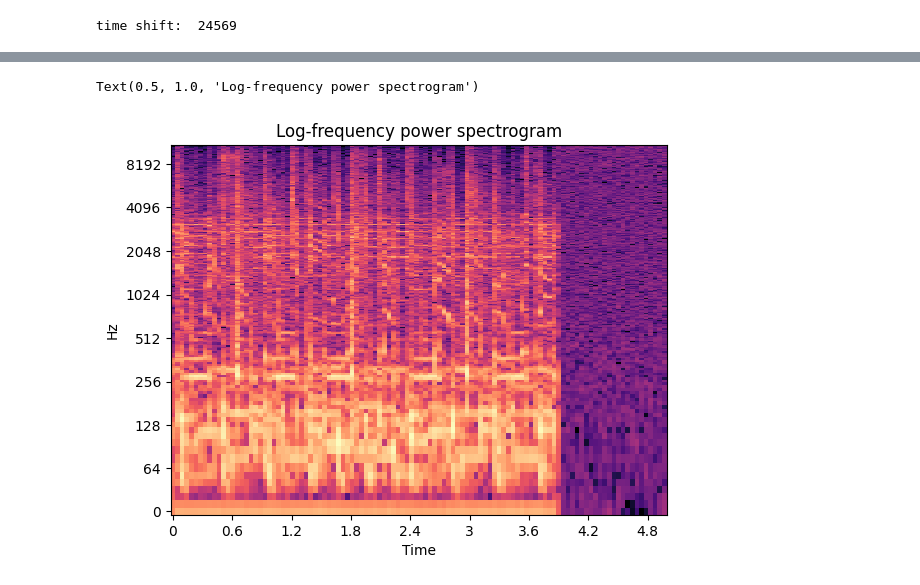
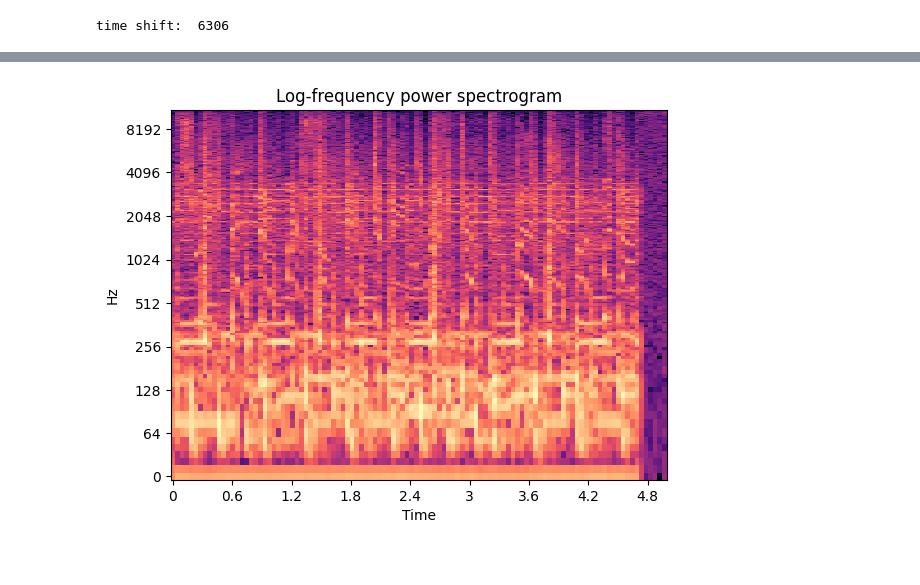
Before and after one commit to crismartinezco/AudioDataAugmentation, a Jupyter notebook: Script in jupyter.ipynb, the cells around one changed output, grey strips where cells are left out. Saved outputs shown, nothing was run; the diff lists cells and outputs as text; code cells hidden in the pictures.

```diff
--- a/Script in jupyter.ipynb
+++ b/Script in jupyter.ipynb
@@ -55,10 +54,13 @@ ipd.Audio(y, rate=sr)
 # %%
+# time shift
 start_ = int(np.random.uniform(-30000,30000))
 print('time shift: ',start_)
 if start_ >= 0:
-    wav_time_shift = np.r_[y[start_:], np.random.uniform(-0.01,0.01, start_)]
+    wav_time_shift = np.r_[redhot_file[start_:], np.random.uniform(-0.01,0.01, start_)]
 else:
-    wav_time_shift = np.r_[np.random.uniform(-0.01,0.01, -start_), y[:start_]]
+    wav_time_shift = np.r_[np.random.uniform(-0.01,0.01, -start_), redhot_file[:start_]]
 ipd.Audio(wav_time_shift, rate=sr)
+
+plot_spectrogam(hop_length=1024, file=wav_time_shift)
 # %% [output]
-time shift:  24569
+time shift:  6306
@@ -66,11 +67,2 @@ time shift:  24569
+[figure, added]
-# %%
-hop_length = 1024
-D = librosa.amplitude_to_db(np.abs(librosa.stft(wav_time_shift, hop_length=hop_length)),
-                            ref=np.max)
-librosa.display.specshow(D, y_axis='log', sr=sr, hop_length=hop_length,
-                         x_axis='time')
-plt.title('Log-frequency power spectrogram')
-# %% [output]
-Text(0.5, 1.0, 'Log-frequency power spectrogram')
-[figure, removed]
 # %%
```
Also changed, not shown: parts of 11 cells of this notebook, 1 other file.
